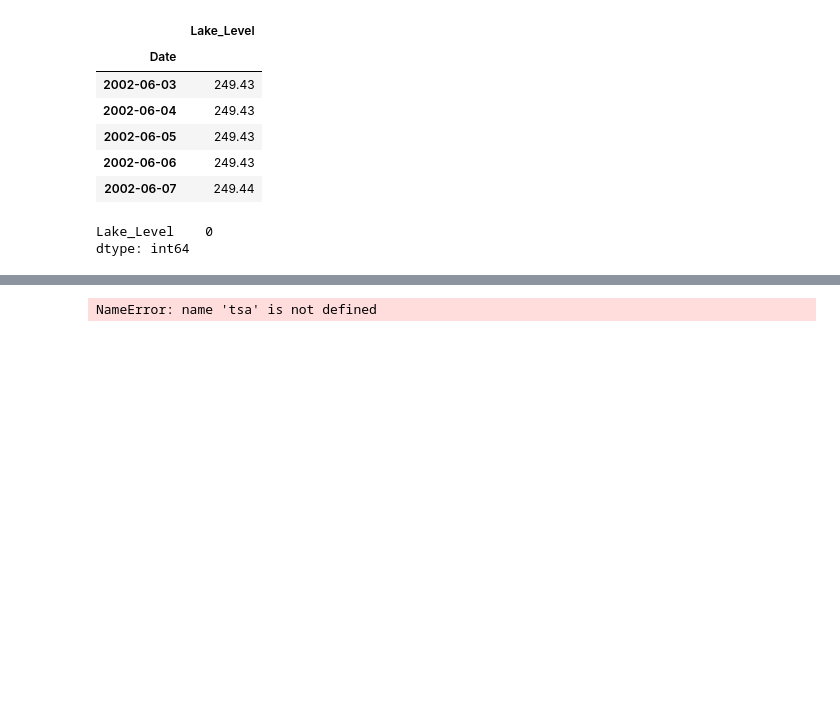
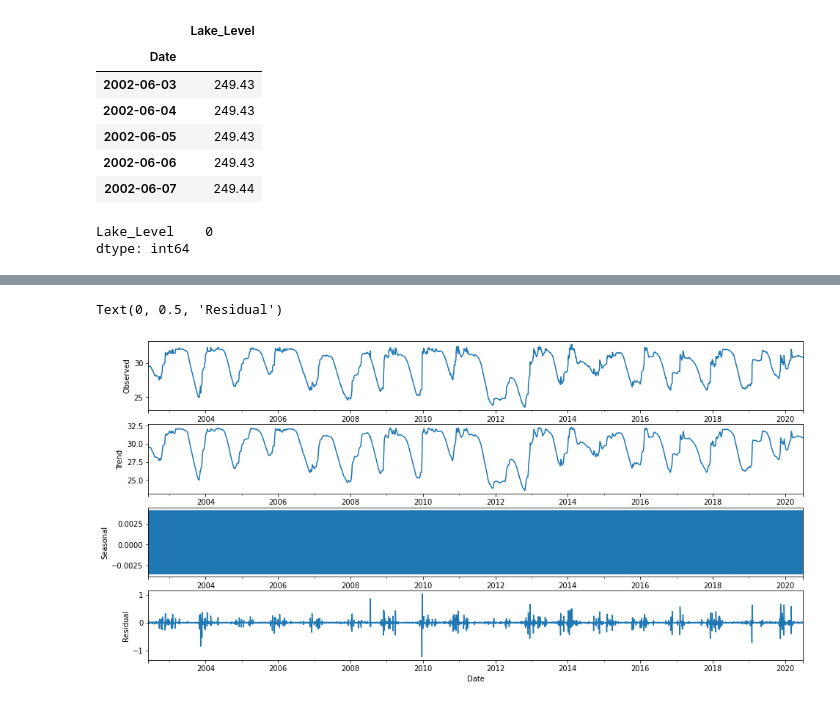
Before and after one commit to KlemenKozelj/master_thesis, a Jupyter notebook: 02_Lake_Bilancino_Time_Series.ipynb, the cells around one changed output, grey strips where cells are left out. Cells and saved outputs as stored; diff of their text form; code cells hidden in the pictures; blank space fills up the shorter version.

Commit message:
adding arima model

```diff
--- a/02_Lake_Bilancino_Time_Series.ipynb
+++ b/02_Lake_Bilancino_Time_Series.ipynb
@@ -52,18 +53,19 @@ plt.show()
 # %%
-result = tsa.seasonal_decompose(df['Lake_Level'], model='additive', period=5)
+result = seasonal_decompose(df['Lake_Level'], model='additive')
 
-fig, ax = plt.subplots(4,1, figsize=(16, 10))
+fig, ax = plt.subplots(4,1, figsize=(16, 8))
 
 result.observed.plot(ax=ax[0])
 ax[0].set_ylabel('Observed')
 result.trend.plot(ax=ax[1])
 ax[1].set_ylabel('Trend')
 result.seasonal.plot(ax=ax[2]) # blue square = no cyclical pattern because value is constantly jumping up and down
 ax[2].set_ylabel('Seasonal')
 result.resid.plot(ax=ax[3])
 ax[3].set_ylabel('Residual')
 # %% [output]
-NameError: name 'tsa' is not defined
+Text(0, 0.5, 'Residual')
+[figure, added]
 # %%
 # STATIONARITY
 # Stationarity check means that we have constant mean and variance of the data over the time.
```
Also changed, not shown: parts of 7 cells of this notebook.
